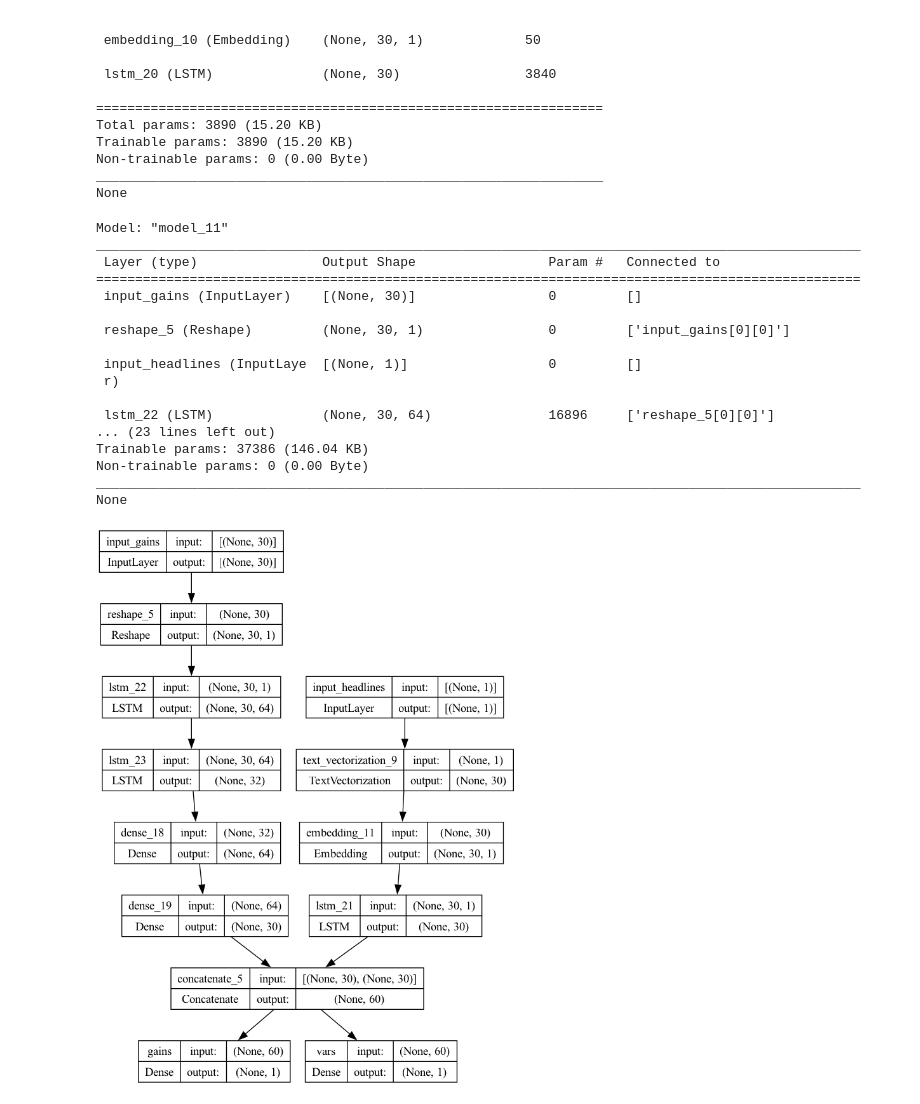
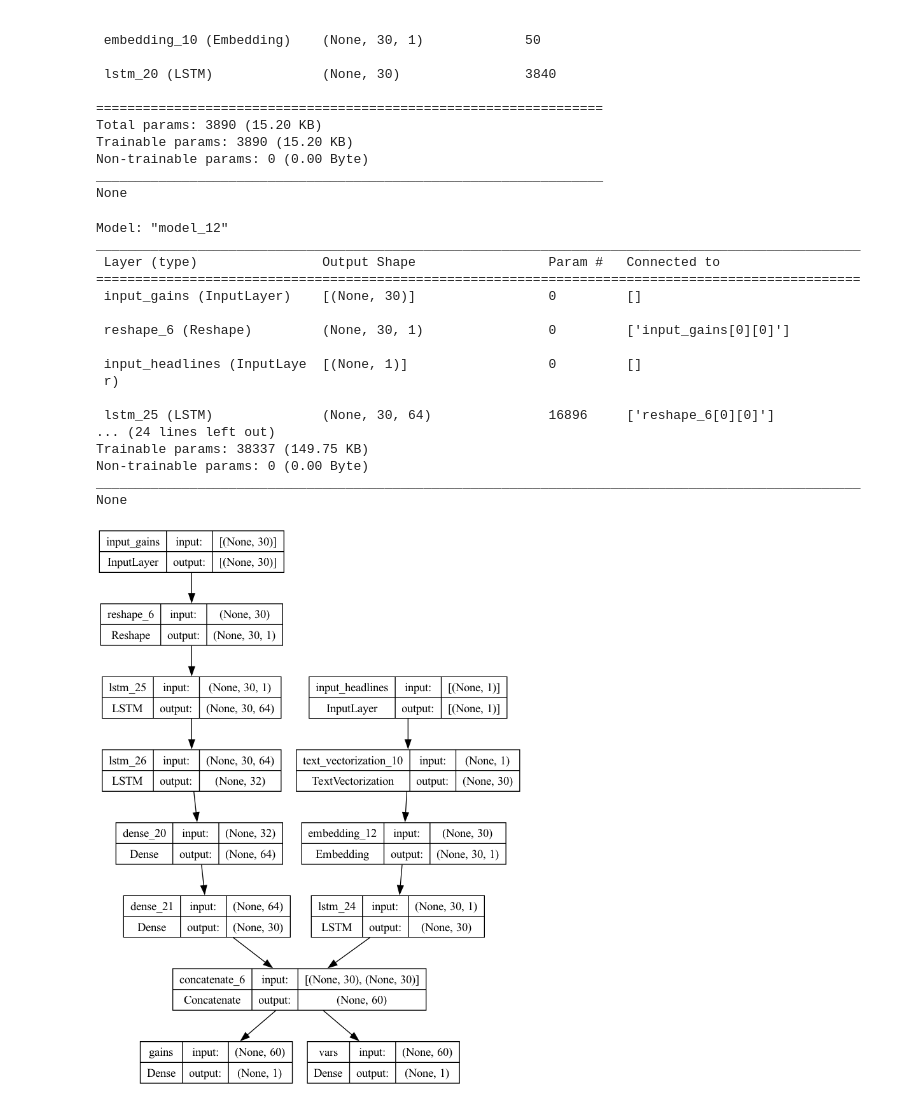
Before and after one commit to Collin-G/monte-carlo, a Jupyter notebook: sentiment_embeds.ipynb, the cells around one changed output. Drawn from its saved outputs; the diff is of its cells as text; code cells hidden in the pictures.

Commit message:
refacted max tokens

```diff
--- a/sentiment_embeds.ipynb
+++ b/sentiment_embeds.ipynb
@@ -235,6 +235,10 @@ Non-trainable params: 0 (0.00 Byte)
 _________________________________________________________________
 None
 # %%
+# Constants
+max_len = 30
+max_tokens = 1000
+
 # Gather tf dataset to adapt TextVectorizer
 sample_historical_headlines = ["Hoo Hoo", "HOO", "WHOSE TOES", "HOO", "Hoo hoo hoo"] # replace with array of historical data
 dataset = tf.data.Dataset.from_tensor_slices(sample_historical_headlines)
@@ -243,11 +247,11 @@ dataset = tf.data.Dataset.from_tensor_slices(sample_historical_headlines)
 # Headline Encoder
 input_headlines = Input(shape=(1, ), dtype=tf.string, name="input_headlines")
 
-tv_layer = TextVectorization(max_tokens=1000, output_mode='int', output_sequence_length=max_len)
+tv_layer = TextVectorization(max_tokens=max_tokens, output_mode='int', output_sequence_length=max_len)
 tv_layer.adapt(dataset.batch(64))
 
 tv_layer_1 = tv_layer(input_headlines)
-embeddings_1 = Embedding(input_dim=vocab_size, output_dim=embeddings_dim, input_length=max_len)(tv_layer_1)
+embeddings_1 = Embedding(input_dim=max_tokens+1, output_dim=embeddings_dim, input_length=max_len)(tv_layer_1)
 lstm_1 = LSTM(units=30, return_sequences=False)(embeddings_1) # Default activation tanh
 embedded_headlines = lstm_1 # More to compe perhaps
 
@@ -267,39 +271,39 @@ concatted_gains_embeds = concatenate([embedded_headlines, g_dense_2])
 
 # output dense layers
 out_dense_1 = Dense(units = 1, name="gains")(concatted_gains_embeds)
 out_dense_2 = Dense(units = 1, name="vars")(concatted_gains_embeds)
 
 model = keras.Model(
     inputs = [input_headlines, input_gains],
     outputs = {"gains":out_dense_1, "vars":out_dense_2}
 )
 
 model.compile(optimizer="adam", loss="mean_squared_error")
          #     loss={
          #         "gains":,
          #         "vars":
          #     })
 print(model.summary())
 keras.utils.plot_model(model, "sussamodel.png", show_shapes=True)
 # %% [output]
-Model: "model_11"
+Model: "model_12"
 __________________________________________________________________________________________________
  Layer (type)                Output Shape                 Param #   Connected to
 ==================================================================================================
  input_gains (InputLayer)    [(None, 30)]                 0         []
 
- reshape_5 (Reshape)         (None, 30, 1)                0         ['input_gains[0][0]']
+ reshape_6 (Reshape)         (None, 30, 1)                0         ['input_gains[0][0]']
 
  input_headlines (InputLaye  [(None, 1)]                  0         []
  r)
 
- lstm_22 (LSTM)              (None, 30, 64)               16896     ['reshape_5[0][0]']
-... (23 lines left out)
-Trainable params: 37386 (146.04 KB)
+ lstm_25 (LSTM)              (None, 30, 64)               16896     ['reshape_6[0][0]']
+... (24 lines left out)
+Trainable params: 38337 (149.75 KB)
 Non-trainable params: 0 (0.00 Byte)
 __________________________________________________________________________________________________
 None
-[figure, old version]
+[figure, new version]
 # %%
 """Training megamodel"""
 # Make dummy data
```
Also changed, not shown: parts of 2 cells of this notebook, 1 other file.
